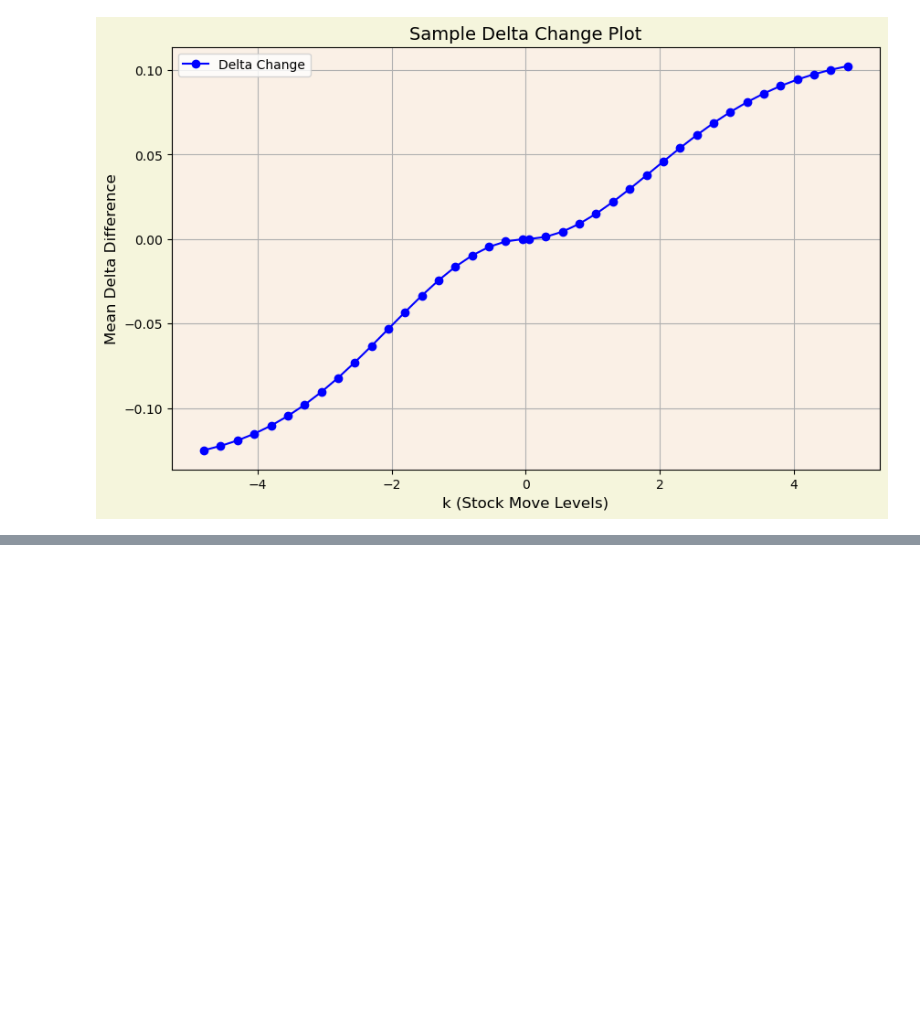
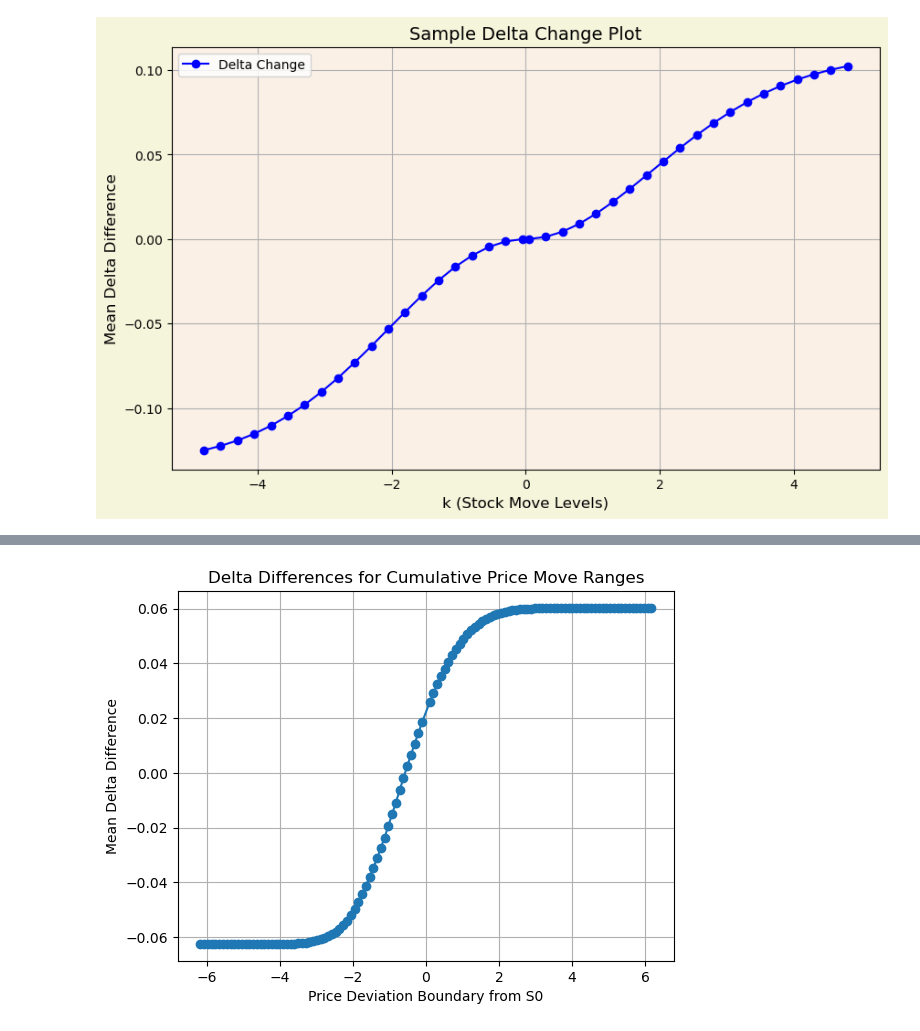
Before and after one commit to BarSillo/pf-my, a Jupyter notebook: notebu-rd2/ddelta-exploration.ipynb, the cells around one changed output, grey strips where cells are left out. Cells and saved outputs as stored; diff of their text form; code cells hidden in the pictures; blank space fills up the shorter version.

```diff
--- a/notebu-rd2/ddelta-exploration.ipynb
+++ b/notebu-rd2/ddelta-exploration.ipynb
@@ -1184,0 +1044,99 @@ if __name__ == "__main__":
+# %%
+import numpy as np
+import pandas as pd
+from scipy.stats import norm
+import matplotlib.pyplot as plt
+
+class OptionDeltaSimulator:
+    def __init__(
+        self,
+        K: float,
+        r: float,
+        sigma: float,
+        T: float,
+        delta_t: float,
+        mu: float = 0.07
+    ):
+        self.K = K
+        self.r = r
+        self.sigma = sigma
+        self.T = T
+        self.delta_t = delta_t
+        self.mu = mu
+        self.sigma_d = sigma * np.sqrt(delta_t)
+
+    @staticmethod
+    def _calculate_d1(S: float, K: float, r: float, sigma: float, t: float) -> float:
+        return (np.log(S / K) + (r + 0.5 * sigma**2) * t) / (sigma * np.sqrt(t))
+
+    def _calculate_delta(self, S: float, t: float) -> float:
+        d1_val = self._calculate_d1(S, self.K, self.r, self.sigma, t)
+        return norm.cdf(d1_val)
+
+    def simulate(self, initial_delta: float, N_MC: int = 100_000) -> pd.Series:
+        # Calculate implied S0 from initial delta
+        d1_value = norm.ppf(initial_delta)
+        S0 = self.K * np.exp(
+            d1_value * self.sigma * np.sqrt(self.T)
+            - (self.r + 0.5 * self.sigma**2) * self.T
+        )
+        print(f"Implied initial S0 from Δ0={initial_delta:.2f}: {S0:.3f}")
+
+        # Monte Carlo simulation
+        RN = np.random.randn(N_MC, 1)
+        S1 = S0 * np.exp(
+            (self.mu - 0.5 * self.sigma**2) * self.delta_t
+            + self.sigma * np.sqrt(self.delta_t) * RN
+        ).squeeze()
+
+        # Calculate deltas
+        D0 = self._calculate_delta(S0, self.T)
+        D1 = self._calculate_delta(S1, self.T - self.delta_t)
+        delta_diff = D1 - D0
+
+        # Generate thresholds in sigma terms
+        sigma_thresholds = np.arange(-6, 6.05, 0.1)
+        price_thresholds = S0 * (1 + sigma_thresholds * self.sigma_d)
+
+        # Vectorized boundary checks
+        S1_expanded = S1.reshape(1, -1)
+        thresholds_expanded = price_thresholds.reshape(-1, 1)
+
+        # Create masks for negative and positive ranges
+        neg_masks = (S1_expanded >= thresholds_expanded[sigma_thresholds < 0]) & (S1_expanded < S0)
+        pos_masks = (S1_expanded <= thresholds_expanded[sigma_thresholds > 0]) & (S1_expanded > S0)
+
+        # Combine masks and calculate means
+        all_masks = np.vstack([neg_masks, pos_masks])
+        means = np.array([delta_diff[mask].mean() if np.any(mask) else np.nan
+                        for mask in all_masks])
+
+        # Create final series
+        out = pd.Series(
+            means,
+            index=price_thresholds - S0,
+            name='Delta Difference'
+        ).sort_index().dropna()
+
+        return out
+
+if __name__ == "__main__":
+    simulator = OptionDeltaSimulator(
+        K=100,
+        r=0.05,
+        sigma=1/100.0 * np.sqrt(252),
+        T=5/252,
+        delta_t=1/252,
+        mu=0.07
+    )
+
+    results = simulator.simulate(initial_delta=0.9, N_MC=100_000)
+    print("\nResults:\n", results)
+
+    results.plot(style='o-')
+    plt.xlabel('Price Deviation Boundary from S0')
+    plt.ylabel('Mean Delta Difference')
+    plt.title('Delta Differences for Cumulative Price Move Ranges')
+    plt.grid(True)
+    plt.show()
+# %% [output]
@@ -1184,0 +1158 @@ if __name__ == "__main__":
+[figure, added]
```
Also changed, not shown: parts of 10 cells of this notebook, 25 other files.
